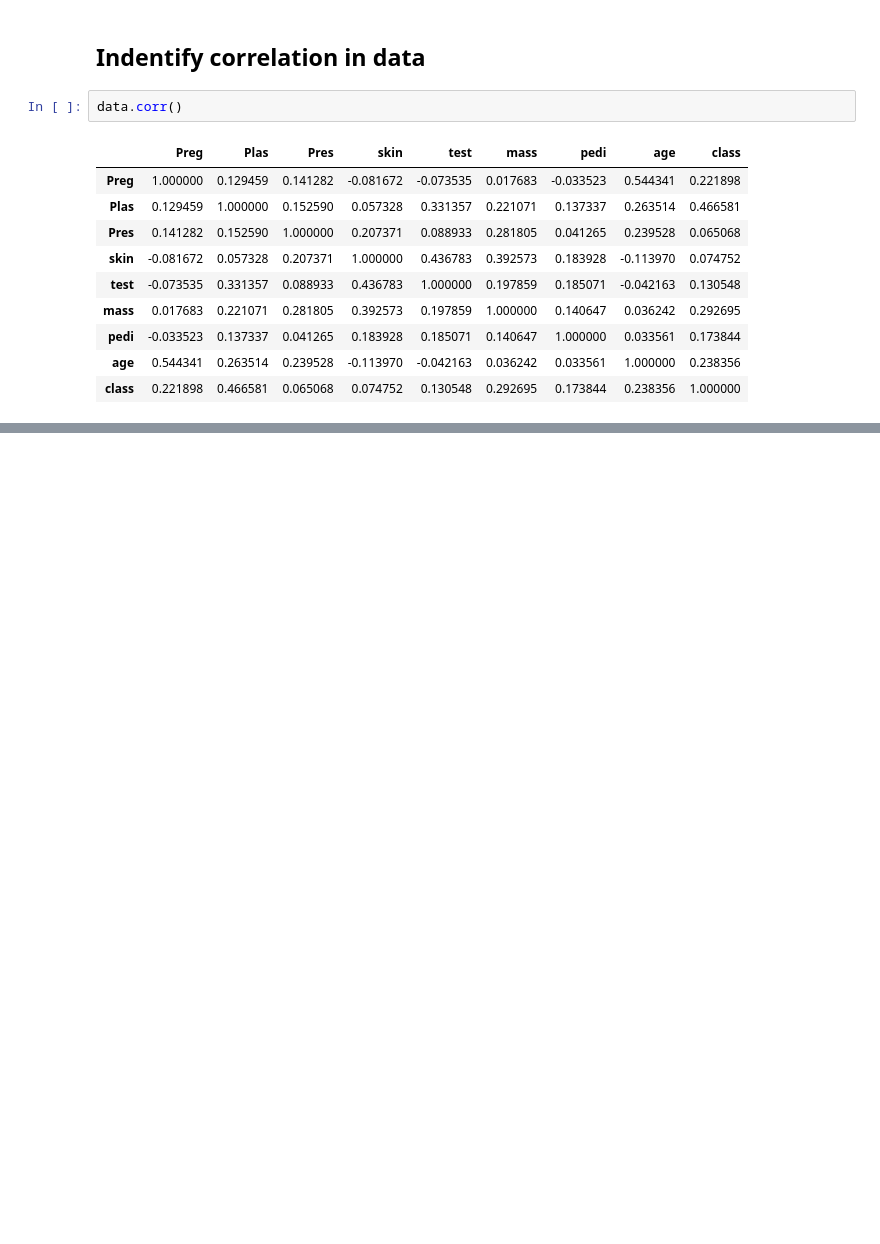
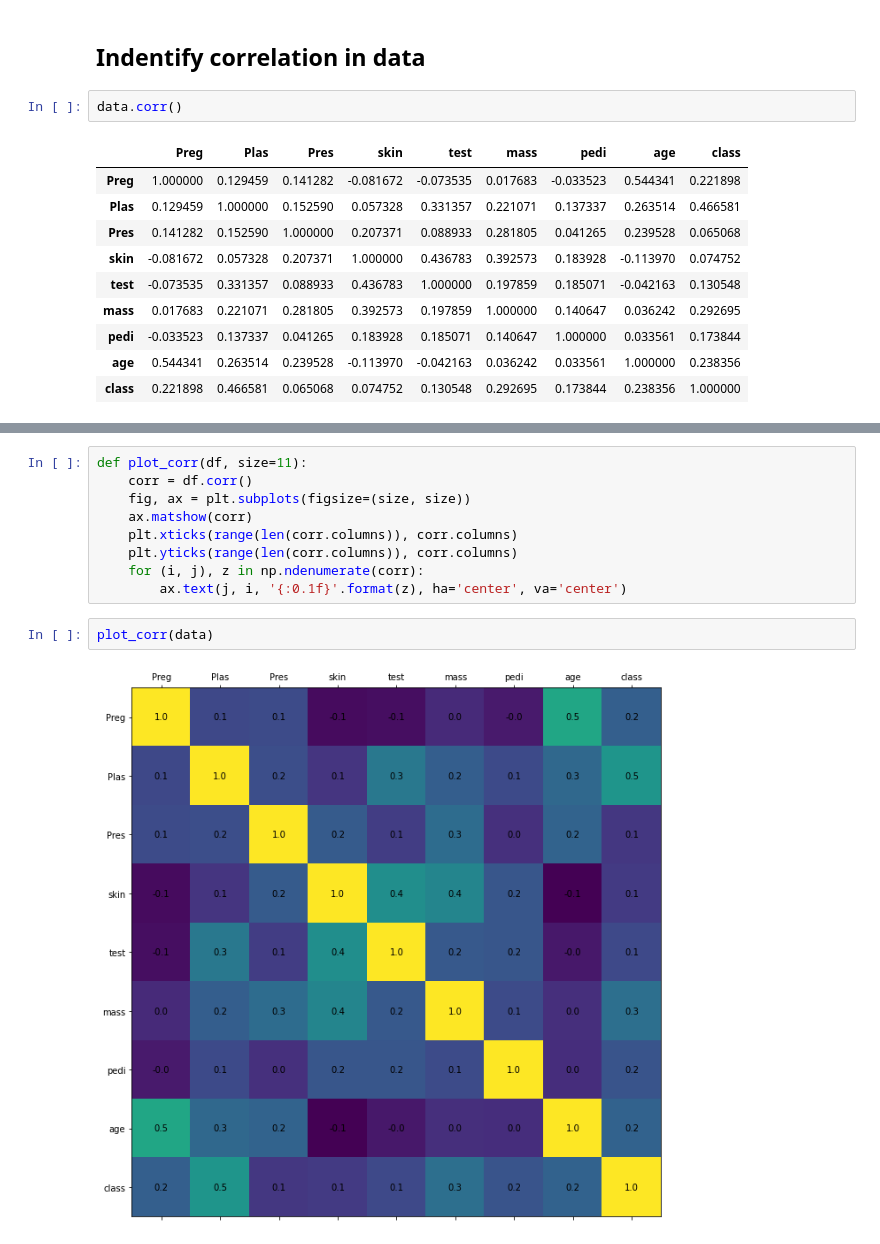
Before and after one commit to pcopley/uta-aiml, a Jupyter notebook: 02 Supervised Learning/02 Logistic Regression/Hands on Logistic Regression.ipynb, the cells around one changed output, grey strips where cells are left out. Saved outputs shown, nothing was run; the diff lists cells and outputs as text; blank space fills up the shorter version.

```diff
--- a/02 Supervised Learning/02 Logistic Regression/Hands on Logistic Regression.ipynb
+++ b/02 Supervised Learning/02 Logistic Regression/Hands on Logistic Regression.ipynb
@@ -61,0 +62,13 @@ sns.heatmap(data.corr(), annot=True);
+# %%
+def plot_corr(df, size=11):
+    corr = df.corr()
+    fig, ax = plt.subplots(figsize=(size, size))
+    ax.matshow(corr)
+    plt.xticks(range(len(corr.columns)), corr.columns)
+    plt.yticks(range(len(corr.columns)), corr.columns)
+    for (i, j), z in np.ndenumerate(corr):
+        ax.text(j, i, '{:0.1f}'.format(z), ha='center', va='center')
+# %%
+plot_corr(data)
+# %% [output]
+[figure, added]
```
Also changed, not shown: parts of 22 cells of this notebook.
